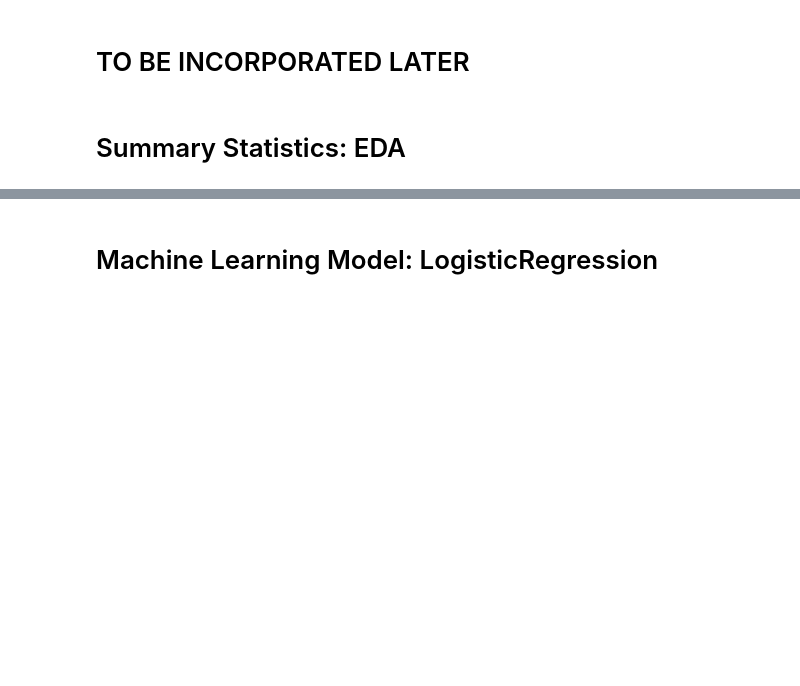
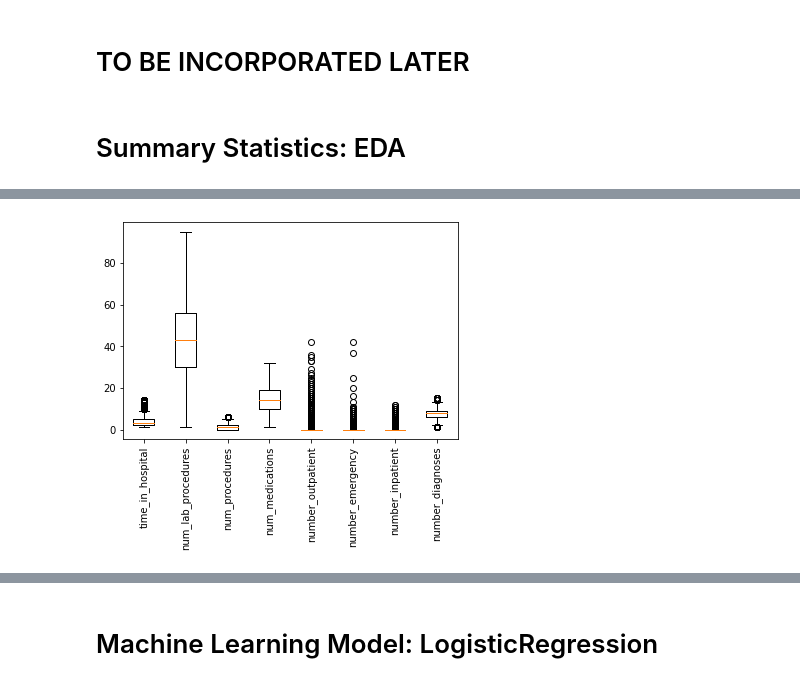
Before and after one commit to maraisabella/dataviz-final-project-group4, a Jupyter notebook: data_cleaning/diabetes_dataset_cleaning_merged.ipynb, the cells around one changed output, grey strips where cells are left out. Drawn from its saved outputs; the diff is of its cells as text; code cells hidden in the pictures; blank space fills up the shorter version.

```diff
--- a/data_cleaning/diabetes_dataset_cleaning_merged.ipynb
+++ b/data_cleaning/diabetes_dataset_cleaning_merged.ipynb
@@ -673,0 +768,7 @@ plt.show()
+# %%
+#df_cleaned = df_cleaned[~((boston_df_o1 < (Q1 - 1.5 * IQR)) |(df_cleaned > (Q3 + 1.5 * IQR))).any(axis=1)]
+# df_cleaned.drop(df_cleaned[(df_cleaned.loc[:,'num_lab_procedures'] > 95)].index, inplace = True)
+df_cleaned.drop(df_cleaned[df_cleaned['num_lab_procedures'] > 95].index, inplace = True)
+df_cleaned.drop(df_cleaned[df_cleaned['num_medications'] > 32].index, inplace = True)
+# df_cleaned.drop(df_cleaned[df_cleaned['time_in_hospital'] > 13].index, inplace = True)
+df_cleaned.drop(df_cleaned[df_cleaned['number_diagnoses'] > 15].index, inplace = True)
@@ -674,2 +784,13 @@ plt.show()
+# %%
+fig, ax = plt.subplots()
+
+sum_cols = ['time_in_hospital', 'num_lab_procedures',
+                  'num_procedures', 'num_medications',
+                  'number_outpatient', 'number_emergency', 'number_inpatient', 'number_diagnoses']
+ax.boxplot(df_cleaned[sum_cols].values)
+plt.xticks([1, 2, 3,4,5,6,7,8], sum_cols, rotation='vertical')
+plt.show()
+# %% [output]
+[figure, added]
 # %%
 df_cleaned.time_in_hospital.hist()
```
Also changed, not shown: parts of 42 cells of this notebook, 29 other files.
